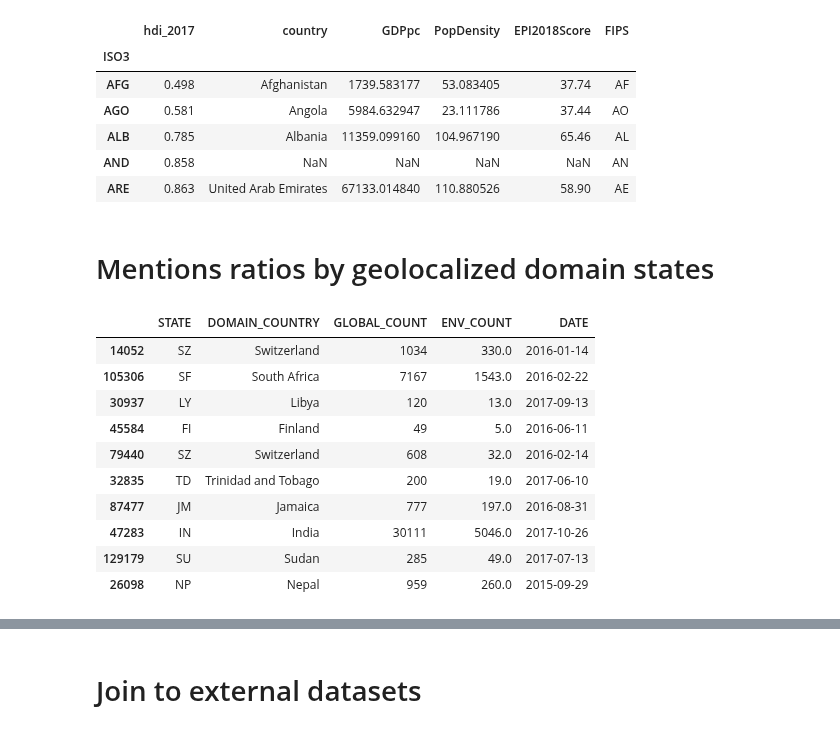
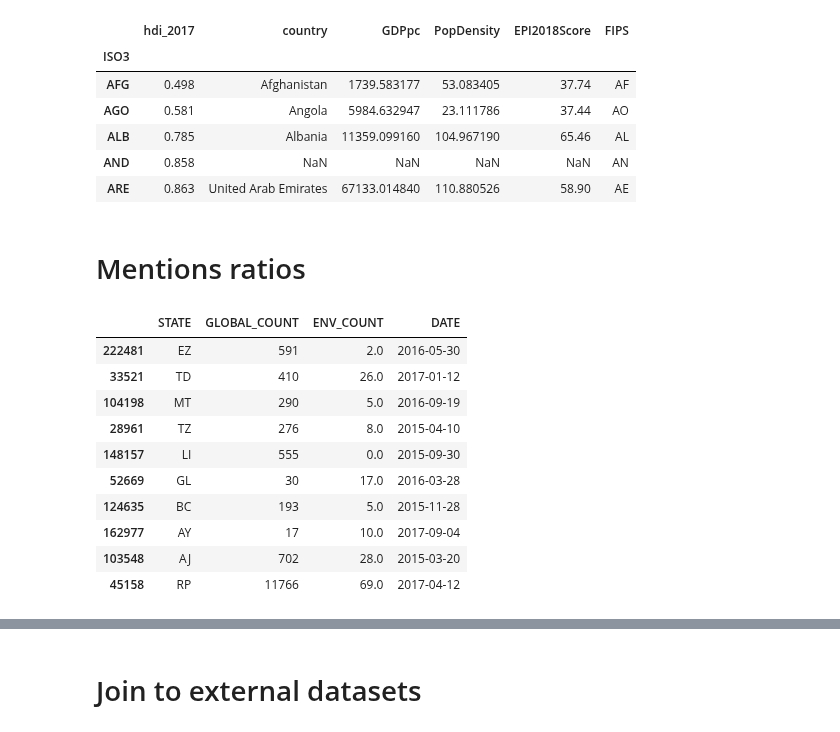
Before and after one commit to damlobster/ada2018, a Jupyter notebook: src/correlations/counts_domain_geoloc_correlations.ipynb, the cells around one changed output, grey strips where cells are left out. Drawn from its saved outputs; the diff is of its cells as text; code cells hidden in the pictures.

```diff
--- a/src/correlations/counts_domain_geoloc_correlations.ipynb
+++ b/src/correlations/counts_domain_geoloc_correlations.ipynb
@@ -3,6 +3,8 @@ import numpy as np
 import pandas as pd
 import seaborn as sns
 import matplotlib.pyplot as plt
+# %%
+MENTIONS_COUNTS_FILE = "mentions_counts_by_state_and_months_filtered_5themes.csv"
 # %% [markdown]
 # External datasets
 # %%
@@ -76,23 +78,23 @@ external_data.head(5)
 | AND | 0.858 | NaN | NaN | NaN | NaN | AN |
 | ARE | 0.863 | United Arab Emirates | 67133.014840 | 110.880526 | 58.90 | AE |
 # %% [markdown]
-# Mentions ratios by geolocalized domain states
+# Mentions ratios
 # %%
-ratios_domains = pd.read_csv("mentions_counts_by_state_and_day_DOMAIN.csv")
-ratios_domains = ratios_domains.assign(DATE=pd.to_datetime(ratios_domains[["YEAR", "MONTH", "DAY"]]))
-ratios_domains.drop(columns=["YEAR", "MONTH", "DAY"], inplace=True)
-ratios_domains.dropna(inplace=True)
-ratios_domains.sample(10)
+mentions_ratios = pd.read_csv(MENTIONS_COUNTS_FILE)
+mentions_ratios = mentions_ratios.assign(DATE=pd.to_datetime(mentions_ratios[["YEAR", "MONTH", "DAY"]]))
+mentions_ratios.drop(columns=["YEAR", "MONTH", "DAY"], inplace=True)
+mentions_ratios.loc[mentions_ratios.ENV_COUNT.isna(), "ENV_COUNT"] = 0
+mentions_ratios.sample(10)
 # %% [output]
-|  | STATE | DOMAIN_COUNTRY | GLOBAL_COUNT | ENV_COUNT | DATE |
-| 14052 | SZ | Switzerland | 1034 | 330.0 | 2016-01-14 |
-| 105306 | SF | South Africa | 7167 | 1543.0 | 2016-02-22 |
-| 30937 | LY | Libya | 120 | 13.0 | 2017-09-13 |
-| 45584 | FI | Finland | 49 | 5.0 | 2016-06-11 |
-| 79440 | SZ | Switzerland | 608 | 32.0 | 2016-02-14 |
-| 32835 | TD | Trinidad and Tobago | 200 | 19.0 | 2017-06-10 |
-| 87477 | JM | Jamaica | 777 | 197.0 | 2016-08-31 |
-| 47283 | IN | India | 30111 | 5046.0 | 2017-10-26 |
-| 129179 | SU | Sudan | 285 | 49.0 | 2017-07-13 |
-| 26098 | NP | Nepal | 959 | 260.0 | 2015-09-29 |
+|  | STATE | GLOBAL_COUNT | ENV_COUNT | DATE |
+| 222481 | EZ | 591 | 2.0 | 2016-05-30 |
+| 33521 | TD | 410 | 26.0 | 2017-01-12 |
+| 104198 | MT | 290 | 5.0 | 2016-09-19 |
+| 28961 | TZ | 276 | 8.0 | 2015-04-10 |
+| 148157 | LI | 555 | 0.0 | 2015-09-30 |
+| 52669 | GL | 30 | 17.0 | 2016-03-28 |
+| 124635 | BC | 193 | 5.0 | 2015-11-28 |
+| 162977 | AY | 17 | 10.0 | 2017-09-04 |
+| 103548 | AJ | 702 | 28.0 | 2015-03-20 |
+| 45158 | RP | 11766 | 69.0 | 2017-04-12 |
 # %%
```
Also changed, not shown: parts of 9 cells of this notebook, 1 other file.
